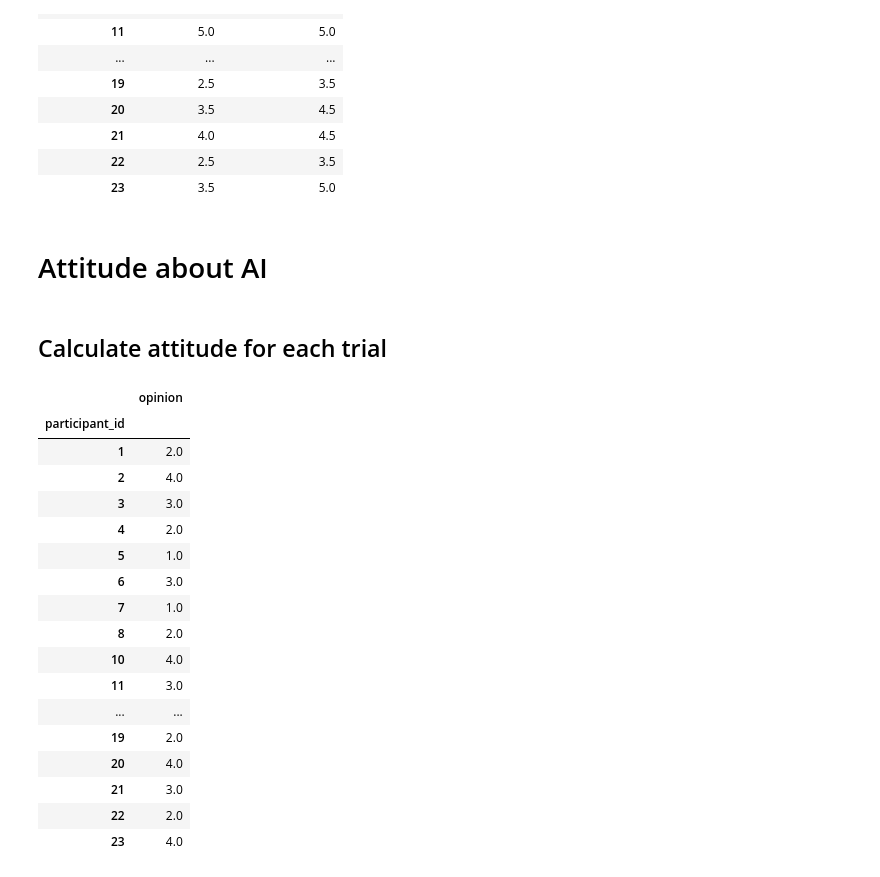
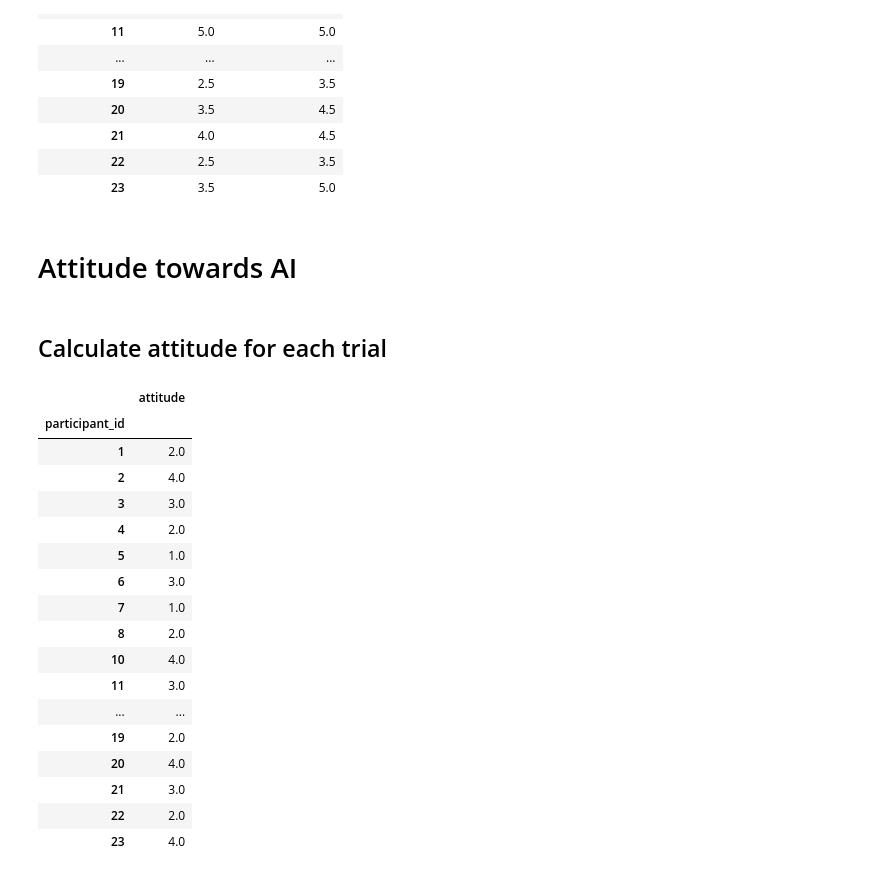
Before and after one commit to BalducciFrancesco/02455-Experiment-In-Cognitive-Science, a Jupyter notebook: analysis/data_analysis_preliminar.ipynb, the cells around one changed output. Drawn from its saved outputs; the diff is of its cells as text; code cells hidden in the pictures.

Commit message:
renamed opinion -> attitude

```diff
--- a/analysis/data_analysis_preliminar.ipynb
+++ b/analysis/data_analysis_preliminar.ipynb
@@ -388,32 +390,32 @@ mean_table
 | 22 | 2.5 | 3.5 |
 | 23 | 3.5 | 5.0 |
 # %% [markdown]
-# Attitude about AI
+# Attitude towards AI
 # %% [markdown]
 ## Calculate attitude for each trial
 # %%
 import pandas as pd
 import json
 
 with open("experiment_data_with_hr.json", "r", encoding="utf-8") as f:
     participants = json.load(f)
 
 rows = []
 for p in participants:
     pid = p["participant_id"]
-    opinion = p["opinion"]
+    attitude = p["opinion"]
     rows.append({
         "participant_id": pid,
-        "opinion": opinion,
+        "attitude": attitude,
     })
 
-opinion_df = pd.DataFrame(rows)
-opinion_df.set_index("participant_id", inplace=True)
-opinion_df.to_csv("opinion_per_participant.csv")
+attitude_df = pd.DataFrame(rows)
+attitude_df.set_index("participant_id", inplace=True)
+attitude_df.to_csv("attitude_per_participant.csv")
 
-opinion_df
+attitude_df
 # %% [output]
-|  | opinion |
+|  | attitude |
 | participant_id |  |
 | 1 | 2.0 |
 | 2 | 4.0 |
```
Also changed, not shown: parts of 2 cells of this notebook, 1 other file.
